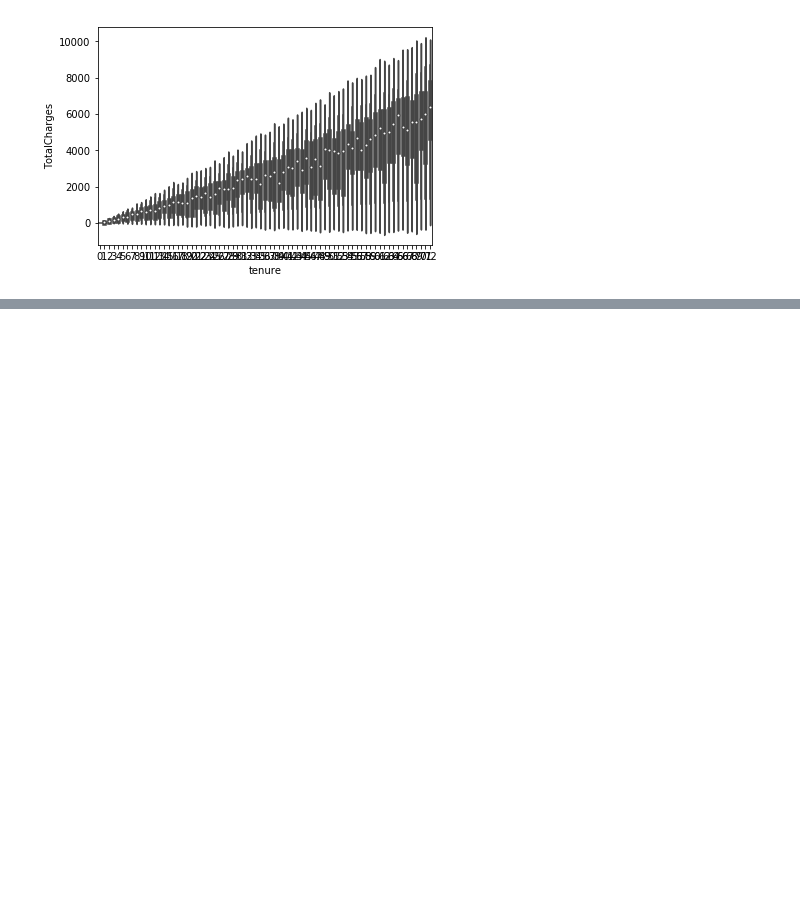
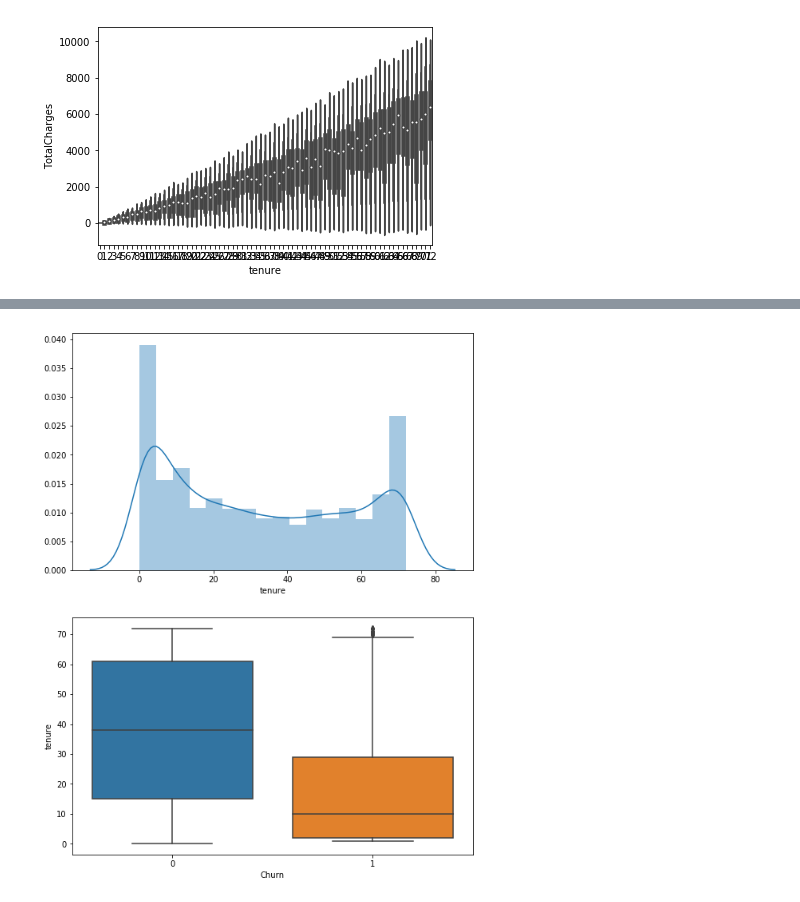
Before and after one commit to unicorn-io/eda-taskphase-vishesh, a Jupyter notebook: Telco_Churn.ipynb, the cells around one changed output, grey strips where cells are left out. Saved outputs shown, nothing was run; the diff lists cells and outputs as text; code cells hidden in the pictures; blank space fills up the shorter version.

```diff
--- a/Telco_Churn.ipynb
+++ b/Telco_Churn.ipynb
@@ -223,0 +238,9 @@ plt.show()
+# %%
+def plot_continuous_column(column_name):
+    """
+    A generic function to plot the distribution of a continuous column, and
+    boxplot of that column for each value of Churn
+    """
+    f, (ax1, ax2) = plt.subplots(2, figsize=(9, 12))
+    sns.distplot(data[column_name], ax=ax1)
+    sns.boxplot(x='Churn', y=column_name, data=data, ax=ax2)
@@ -223,0 +257,6 @@ plt.show()
+# %%
+plot_continuous_column('tenure')
+#Observation: As expected, people who have less tenure are more likely to churn.
+#When people have been associated for long, they tend to stick around.
+# %% [output]
+[figure, added]
```
Also changed, not shown: parts of 5 cells of this notebook.
